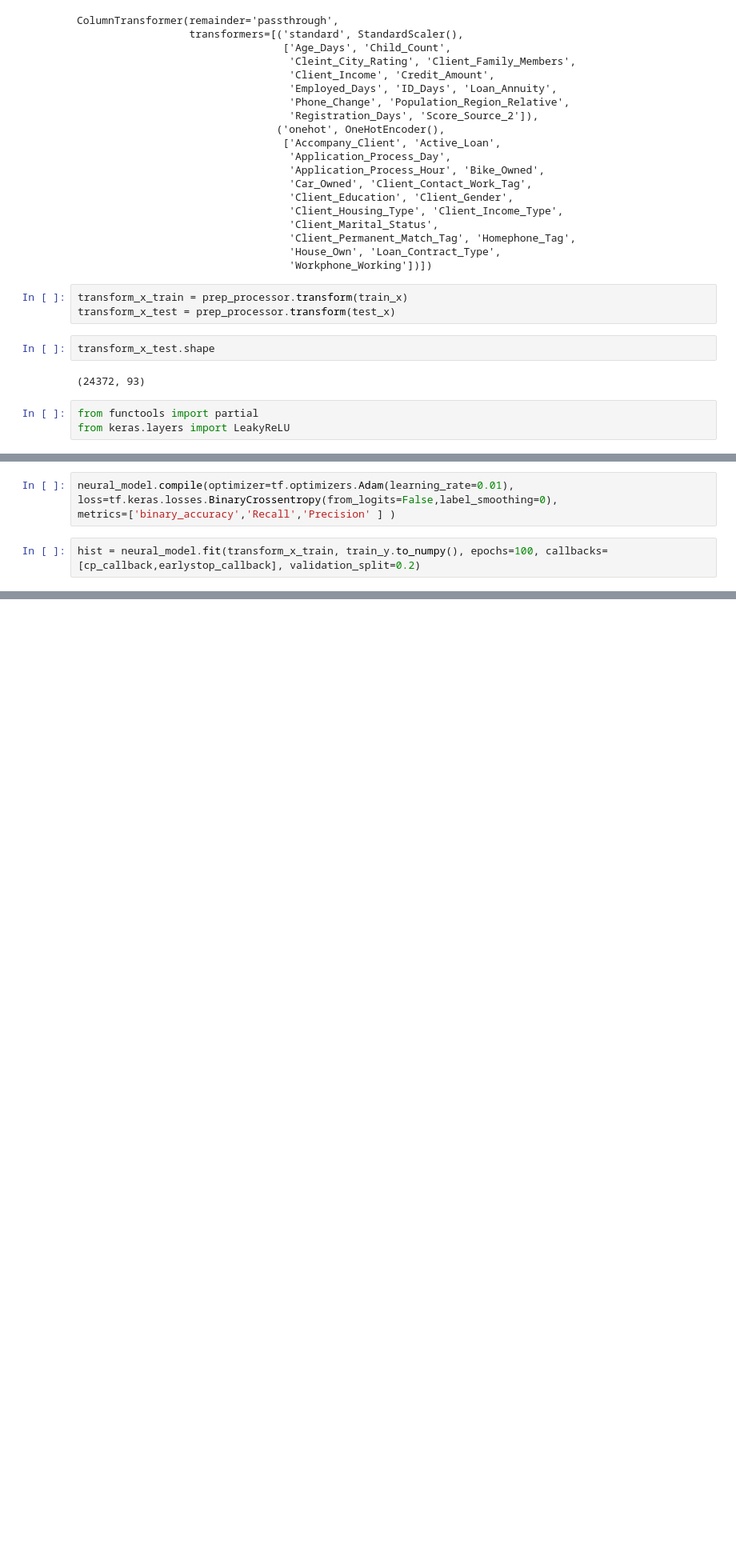
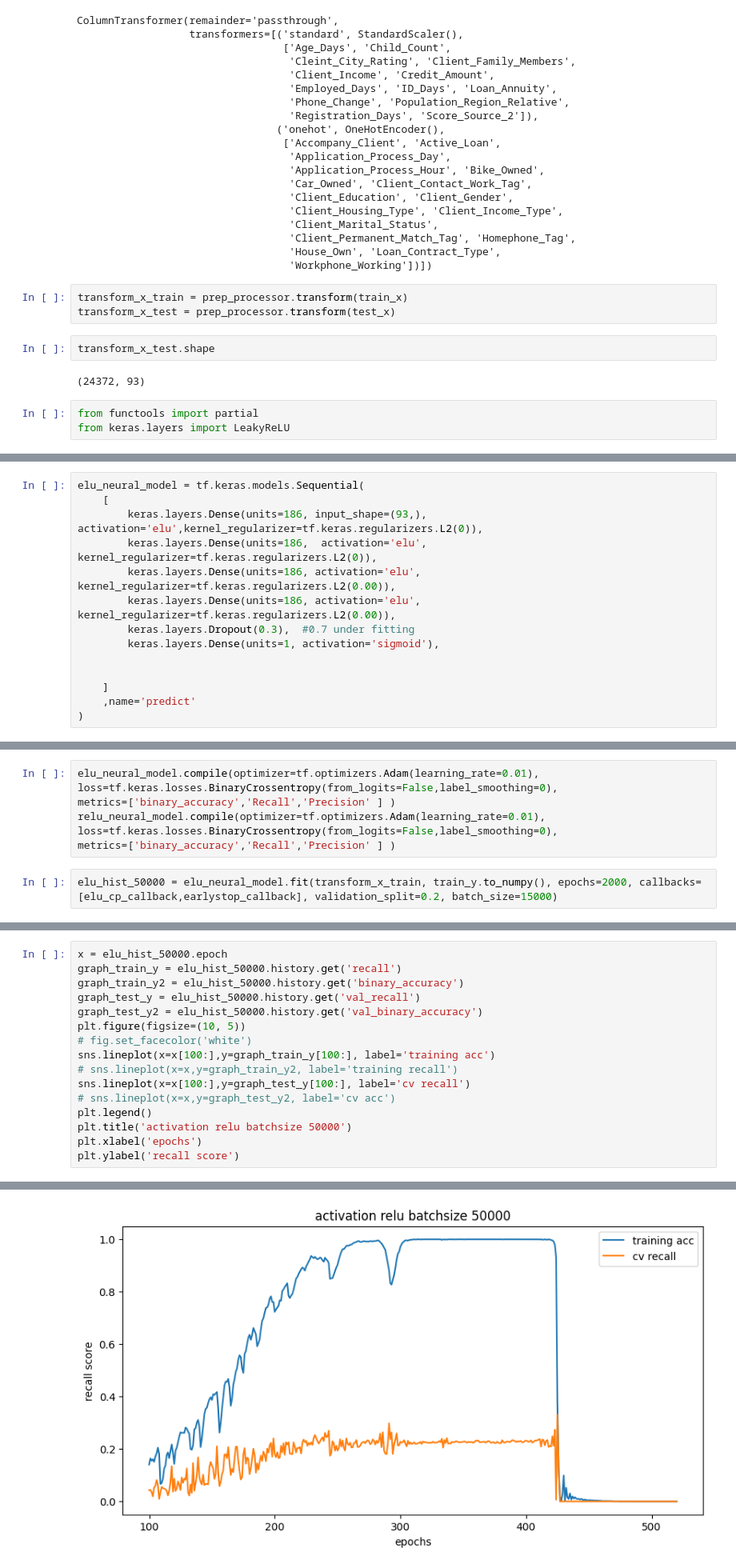
Before and after one commit to kimhyunso/semi_project, a Jupyter notebook: deep_learning.final.ipynb, the cells around one changed output, grey strips where cells are left out. Shown at 80% size. Saved outputs shown, nothing was run; the diff lists cells and outputs as text; blank space fills up the shorter version.

Commit message:
previous deep learning

```diff
--- a/deep_learning.final.ipynb
+++ b/deep_learning.final.ipynb
@@ -175,4 +179,18 @@ neural_model = tf.keras.models.Sequential(
     ]
     ,name='predict'
 )
+# %%
+elu_neural_model = tf.keras.models.Sequential(
+    [
+        keras.layers.Dense(units=186, input_shape=(93,), activation='elu',kernel_regularizer=tf.keras.regularizers.L2(0)),
+        keras.layers.Dense(units=186,  activation='elu', kernel_regularizer=tf.keras.regularizers.L2(0)),
+        keras.layers.Dense(units=186, activation='elu', kernel_regularizer=tf.keras.regularizers.L2(0.00)),
+        keras.layers.Dense(units=186, activation='elu', kernel_regularizer=tf.keras.regularizers.L2(0.00)),
+        keras.layers.Dropout(0.3),  #0.7 under fitting
+        keras.layers.Dense(units=1, activation='sigmoid'),
+
+
+    ]
+    ,name='predict'
+)
 # %%
@@ -198,8 +214,10 @@ Trainable params: 61,195
 Non-trainable params: 0
 _________________________________________________________________
 # %%
-neural_model.compile(optimizer=tf.optimizers.Adam(learning_rate=0.01), loss=tf.keras.losses.BinaryCrossentropy(from_logits=False,label_smoothing=0),
+elu_neural_model.compile(optimizer=tf.optimizers.Adam(learning_rate=0.01), loss=tf.keras.losses.BinaryCrossentropy(from_logits=False,label_smoothing=0),
 metrics=['binary_accuracy','Recall','Precision' ] )
+relu_neural_model.compile(optimizer=tf.optimizers.Adam(learning_rate=0.01), loss=tf.keras.losses.BinaryCrossentropy(from_logits=False,label_smoothing=0),
+metrics=['binary_accuracy','Recall','Precision' ] )
 # %%
-hist = neural_model.fit(transform_x_train, train_y.to_numpy(), epochs=100, callbacks=[cp_callback,earlystop_callback], validation_split=0.2)
+elu_hist_50000 = elu_neural_model.fit(transform_x_train, train_y.to_numpy(), epochs=2000, callbacks=[elu_cp_callback,earlystop_callback], validation_split=0.2, batch_size=15000)
 # %% [output]
@@ -222,0 +282,17 @@ INFO:tensorflow:Assets written to: deep_training\model_cp.ckpt\assets
+# %%
+x = elu_hist_50000.epoch
+graph_train_y = elu_hist_50000.history.get('recall')
+graph_train_y2 = elu_hist_50000.history.get('binary_accuracy')
+graph_test_y = elu_hist_50000.history.get('val_recall')
+graph_test_y2 = elu_hist_50000.history.get('val_binary_accuracy')
+plt.figure(figsize=(10, 5))
+# fig.set_facecolor('white')
+sns.lineplot(x=x[100:],y=graph_train_y[100:], label='training acc')
+# sns.lineplot(x=x,y=graph_train_y2, label='training recall')
+sns.lineplot(x=x[100:],y=graph_test_y[100:], label='cv recall')
+# sns.lineplot(x=x,y=graph_test_y2, label='cv acc')
+plt.legend()
+plt.title('activation relu batchsize 50000')
+plt.xlabel('epochs')
+plt.ylabel('recall score')
+# %% [output]
@@ -222,0 +300 @@ INFO:tensorflow:Assets written to: deep_training\model_cp.ckpt\assets
+[figure, added]
```
Also changed, not shown: parts of 27 cells of this notebook.
